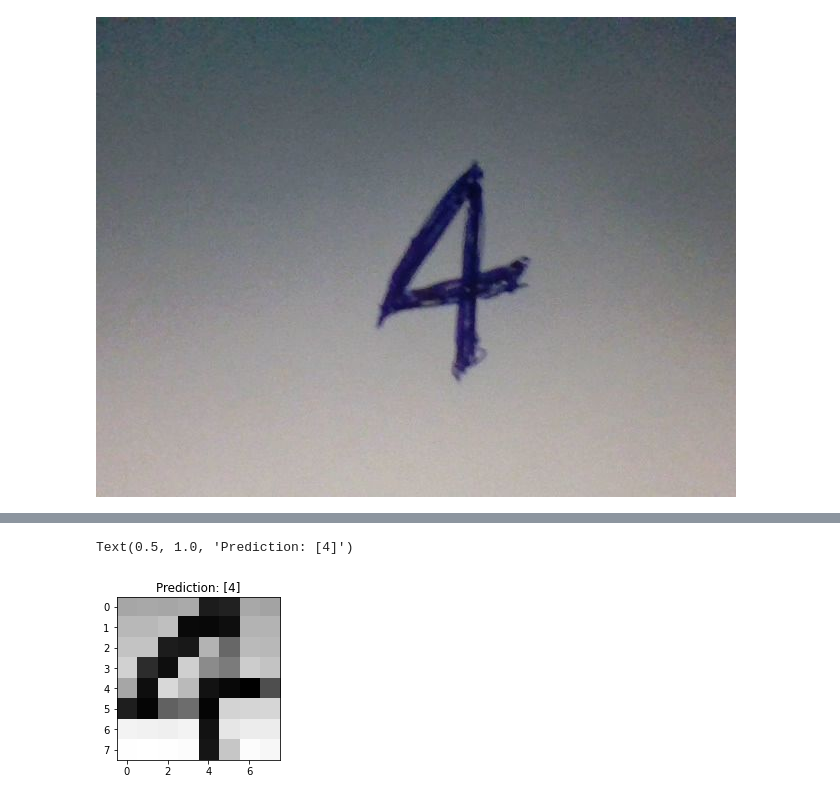
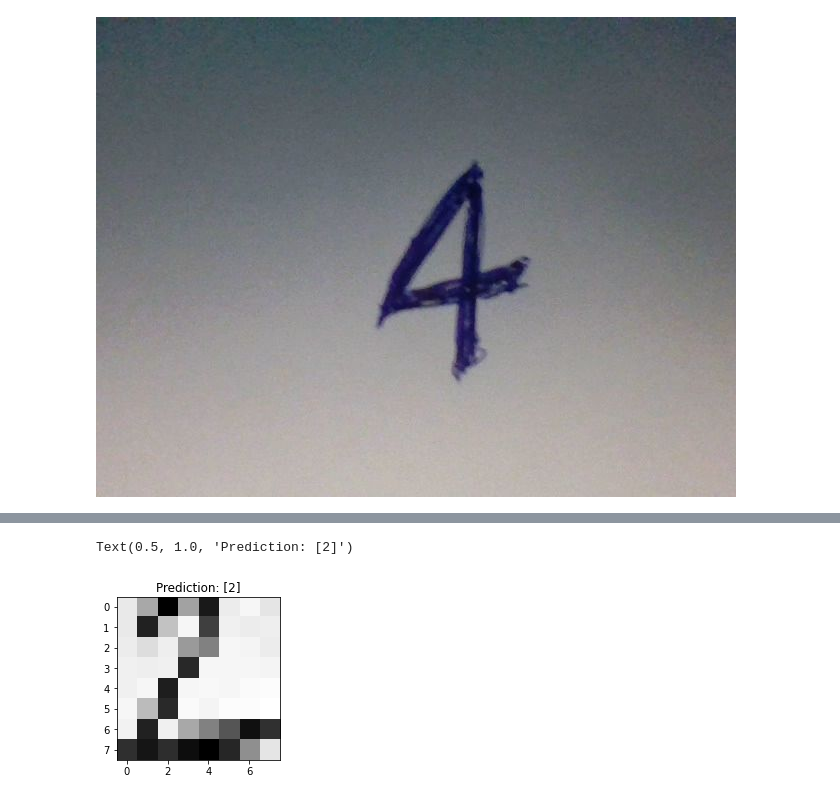
Before and after one commit to DuongTam1410/IU, a Jupyter notebook: Untitled1.ipynb, the cells around one changed output, grey strips where cells are left out. Saved outputs shown, nothing was run; the diff lists cells and outputs as text; code cells hidden in the pictures.

```diff
--- a/Untitled1.ipynb
+++ b/Untitled1.ipynb
@@ -226,11 +360,11 @@ shape1:  640
 img_resize_size:  64
 [figure]
 # %%
-img_out =img_rs/20
+img_out =img_rs/16
 predicted = clf.predict(img_out.reshape(1,64))
 _, ax = plt.subplots(figsize=(4, 3))
 ax.imshow(img_rs, cmap=plt.cm.gray_r, interpolation='nearest')
 ax.set_title(f'Prediction: {predicted}')
 # %% [output]
-Text(0.5, 1.0, 'Prediction: [4]')
+Text(0.5, 1.0, 'Prediction: [2]')
-[figure, old version]
+[figure, new version]
```
Also changed, not shown: parts of 4 cells of this notebook.
